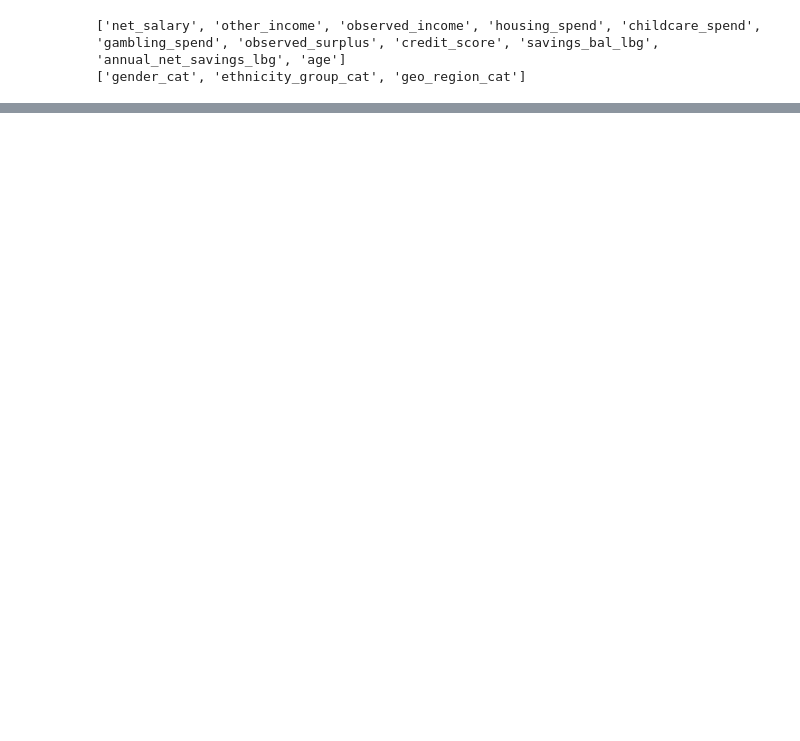
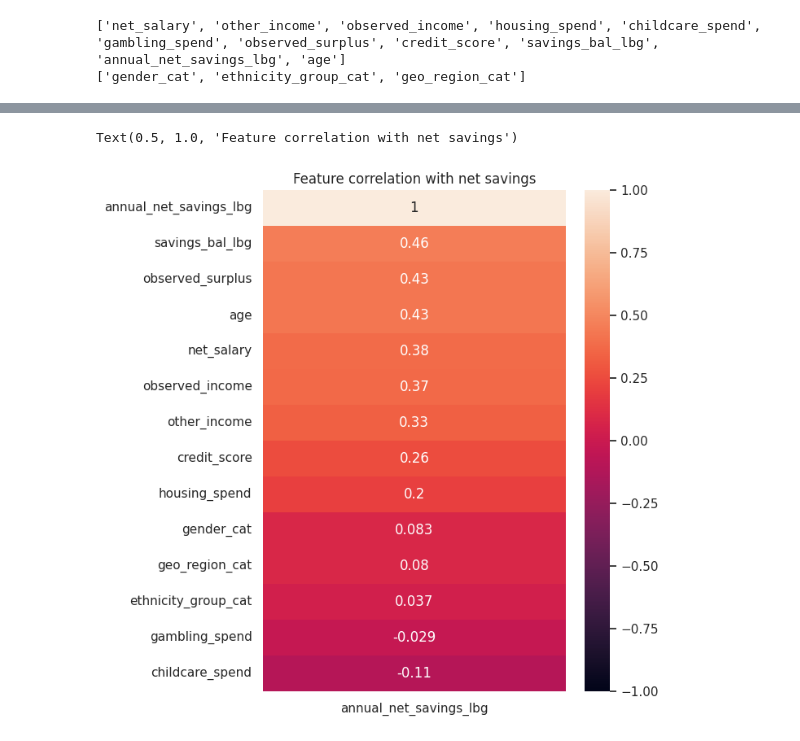
Before and after one commit to hasibahmed/exercise, a Jupyter notebook: technical_exercise/2.input_variables.ipynb, the cells around one changed output, grey strips where cells are left out. Saved outputs shown, nothing was run; the diff lists cells and outputs as text; code cells hidden in the pictures; blank space fills up the shorter version.

Commit message:
study input variables and correlations

```diff
--- a/technical_exercise/2.input_variables.ipynb
+++ b/technical_exercise/2.input_variables.ipynb
@@ -101,0 +142,7 @@ df.corr()
+# %%
+plt.figure(figsize=(6,8))
+heatmap = sns.heatmap(df.corr()[['annual_net_savings_lbg']].sort_values(by='annual_net_savings_lbg', ascending=False), vmin= -1, vmax= 1, annot=True)
+heatmap.set_title('Feature correlation with net savings')
+# %% [output]
+Text(0.5, 1.0, 'Feature correlation with net savings')
+[figure, added]
```
Also changed, not shown: parts of 8 cells of this notebook.
